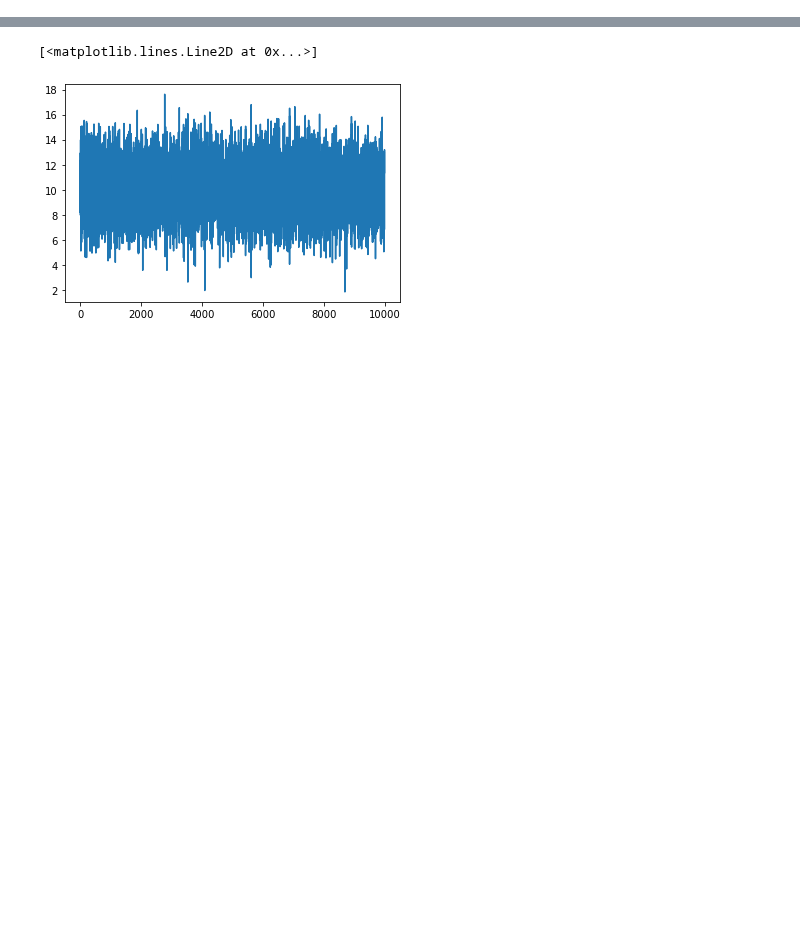
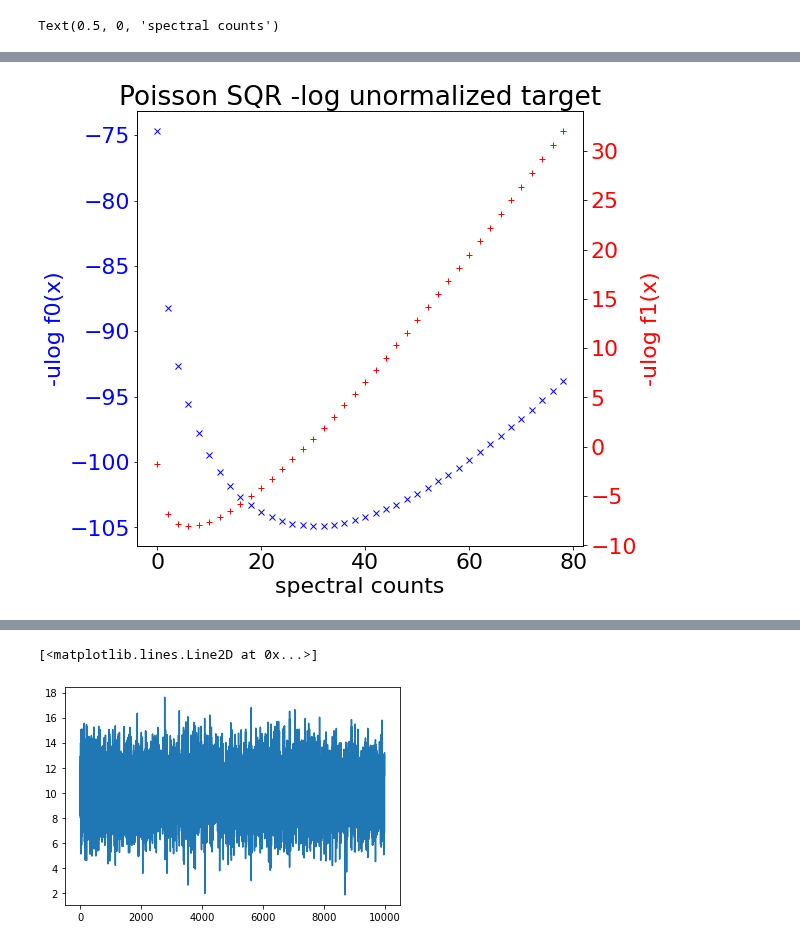
Before and after one commit to ajipalar/pynet, a Jupyter notebook: devel/SliceSampling.ipynb, the cells around one changed output, grey strips where cells are left out. Saved outputs shown, nothing was run; the diff lists cells and outputs as text; code cells hidden in the pictures; blank space fills up the shorter version.

```diff
--- a/devel/SliceSampling.ipynb
+++ b/devel/SliceSampling.ipynb
@@ -223,0 +289,37 @@ plt.show()
+# %%
+
+pstar0 = partial(pstar, theta=theta, phi=phi, xarr=xarr, i=0)
+x = np.arange(0, 80, 2)
+y = np.array(list(map(pstar0, x)))
+
+
+font = {'family' : 'normal',
+        'weight' : 'normal',
+        'size'   : 22}
+y0 = y
+matplotlib.rc('font', **font)
+
+figsize = (8, 8)
+
+fig, ax = plt.subplots(figsize = (8, 8))
+ax1 = ax.twinx()
+
+c1 = 'b'
+
+ax.set_ylabel('-ulog f0(x)', color=c1)
+ax.tick_params(axis='y', labelcolor=c1)
+ax.plot(x, y, f'{c1}x')
+
+pstar1 = partial(pstar, theta=theta, phi=phi, xarr=xarr, i=1)
+y = np.array(list(map(pstar1, x)))
+
+c2 = 'r'
+ax1.set_ylabel('-ulog f1(x)', color=c2)
+ax1.tick_params(axis='y', labelcolor=c2)
+ax1.plot(x, y, f'{c2}+')
+
+plt.title(f"Poisson SQR -log unormalized target")
+ax.set_xlabel('spectral counts')
+#ax1.plot(x, np.exp(y), 'b+')
+# %% [output]
+Text(0.5, 0, 'spectral counts')
@@ -223,0 +328 @@ plt.show()
+[figure, added]
```
Also changed, not shown: parts of 43 cells of this notebook, 2 other files.
